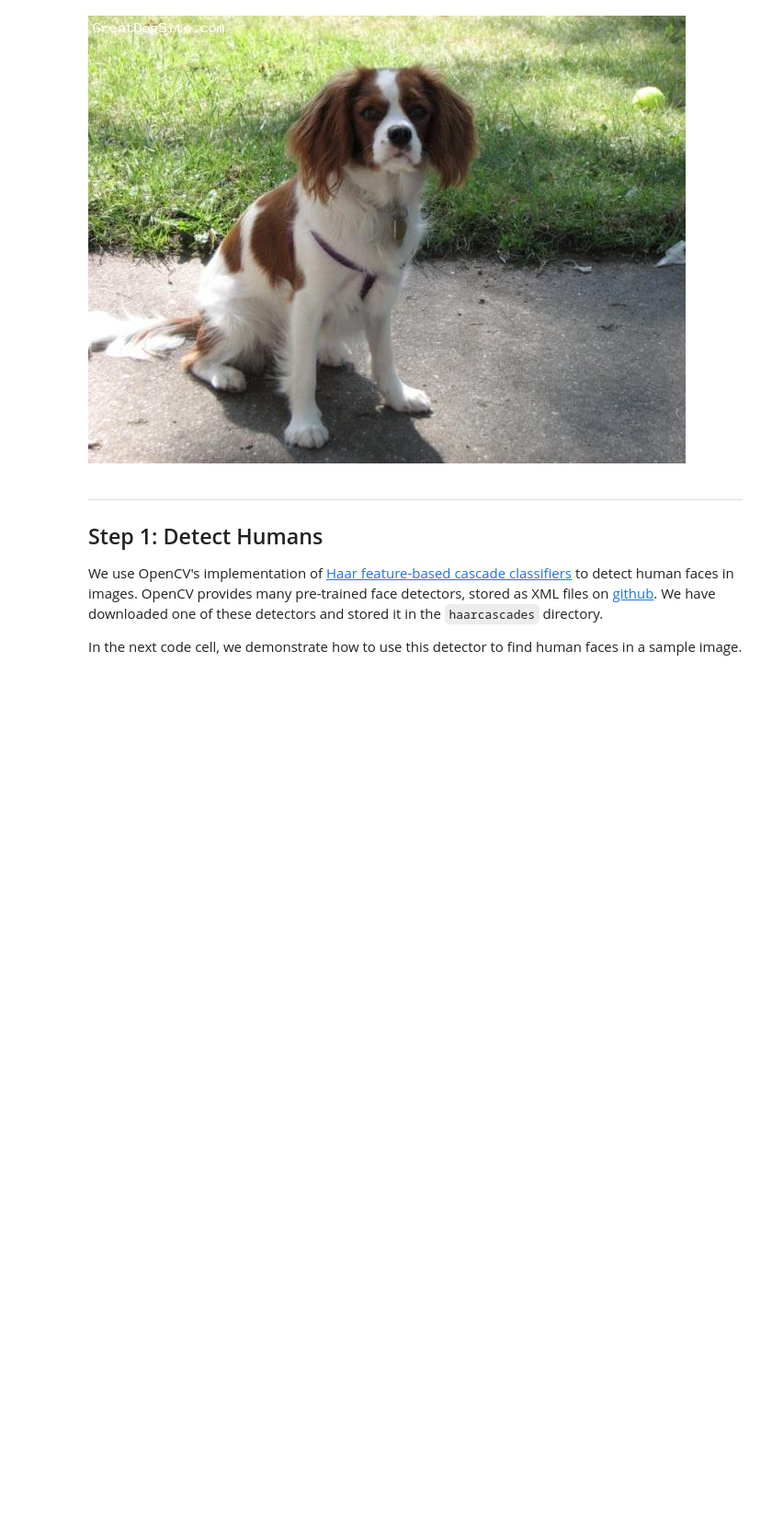
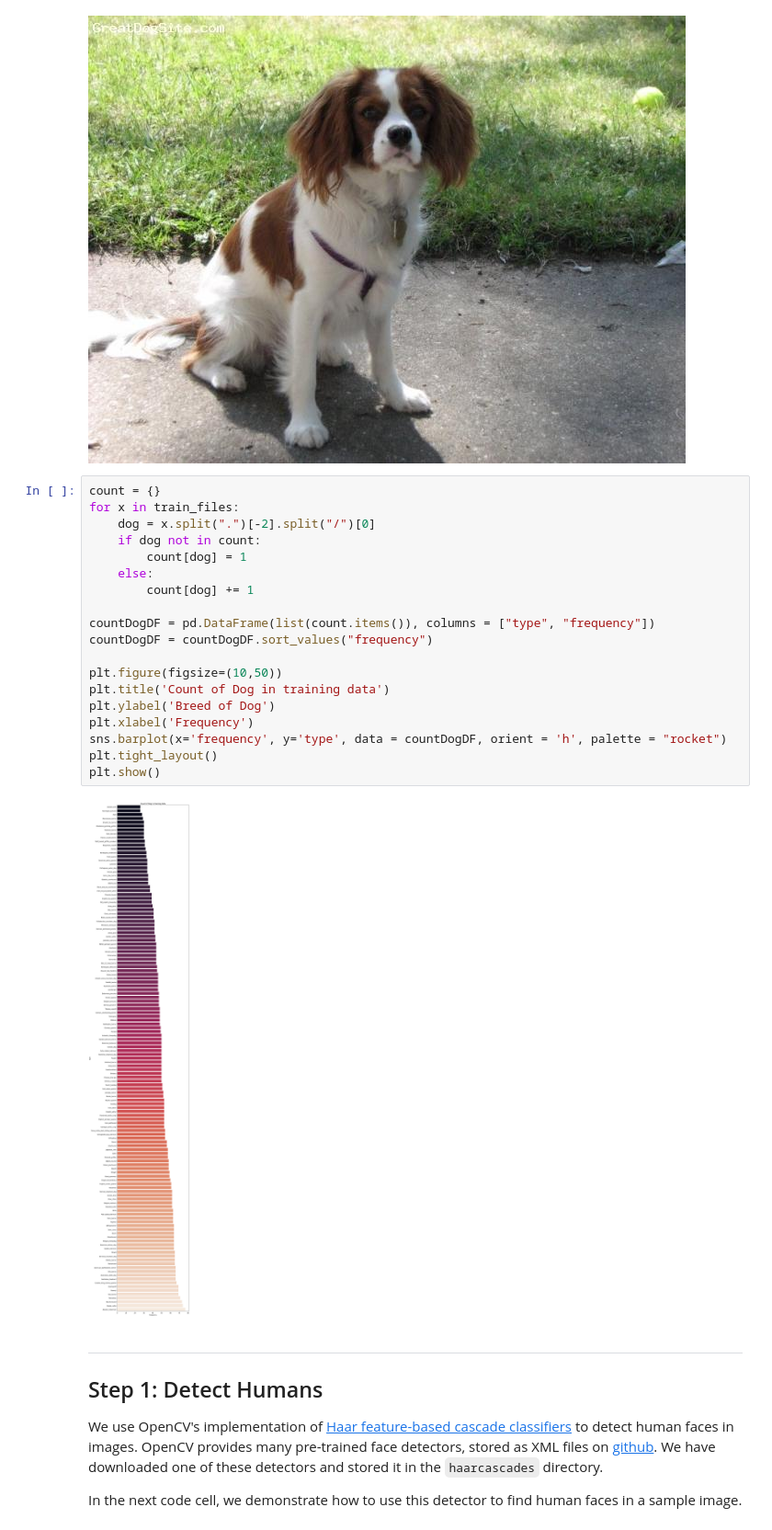
Before and after one commit to dmoreno757/capstone-DS-dog-breed, a Jupyter notebook: dog_app.ipynb, the cells around one changed output. Shown: that part at 92% size. Saved outputs shown, nothing was run; the diff lists cells and outputs as text; blank space fills up the shorter version.

```diff
--- a/dog_app.ipynb
+++ b/dog_app.ipynb
@@ -172,6 +173,27 @@ display(img3, img4)
 # %% [output]
 [figure]
 [figure]
+# %%
+count = {}
+for x in train_files:
+    dog = x.split(".")[-2].split("/")[0]
+    if dog not in count:
+        count[dog] = 1
+    else:
+        count[dog] += 1
+
+countDogDF = pd.DataFrame(list(count.items()), columns = ["type", "frequency"])
+countDogDF = countDogDF.sort_values("frequency")
+
+plt.figure(figsize=(10,50))
+plt.title('Count of Dog in training data')
+plt.ylabel('Breed of Dog')
+plt.xlabel('Frequency')
+sns.barplot(x='frequency', y='type', data = countDogDF, orient = 'h', palette = "rocket")
+plt.tight_layout()
+plt.show()
+# %% [output]
+[figure, added]
 # %% [markdown]
 ---
 <a id='step1'></a>
```
Also changed, not shown: parts of 11 cells of this notebook.
